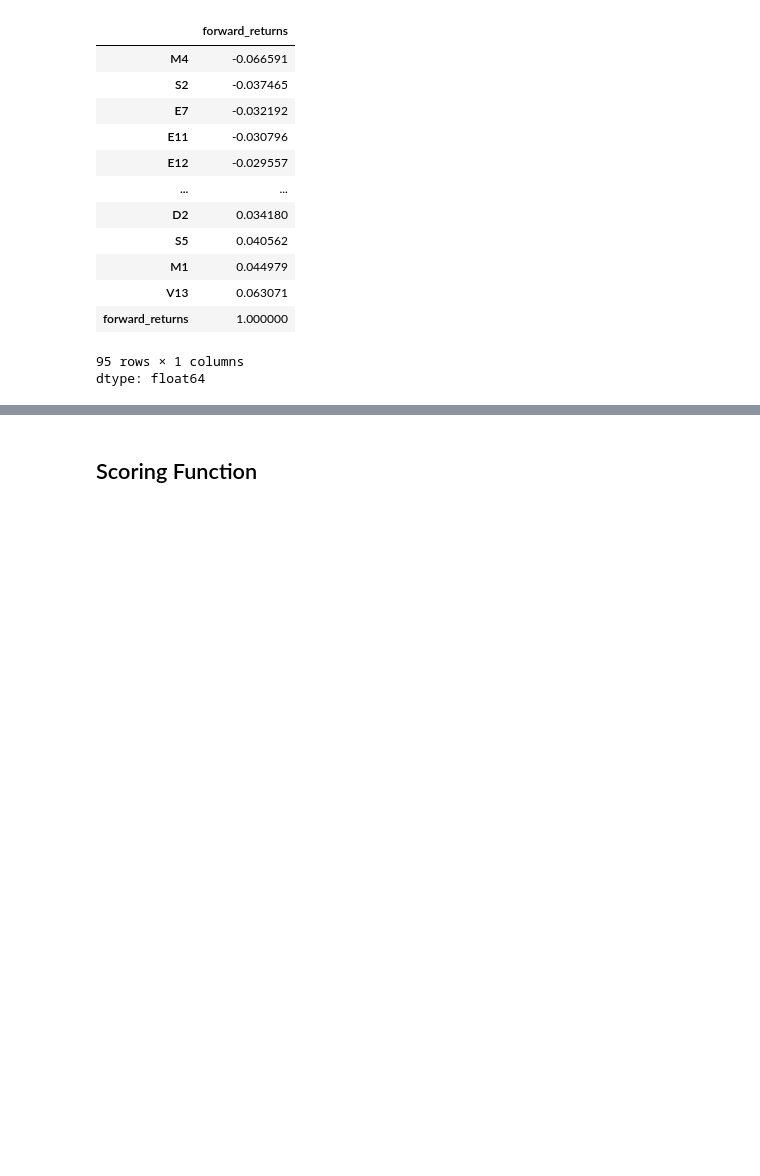
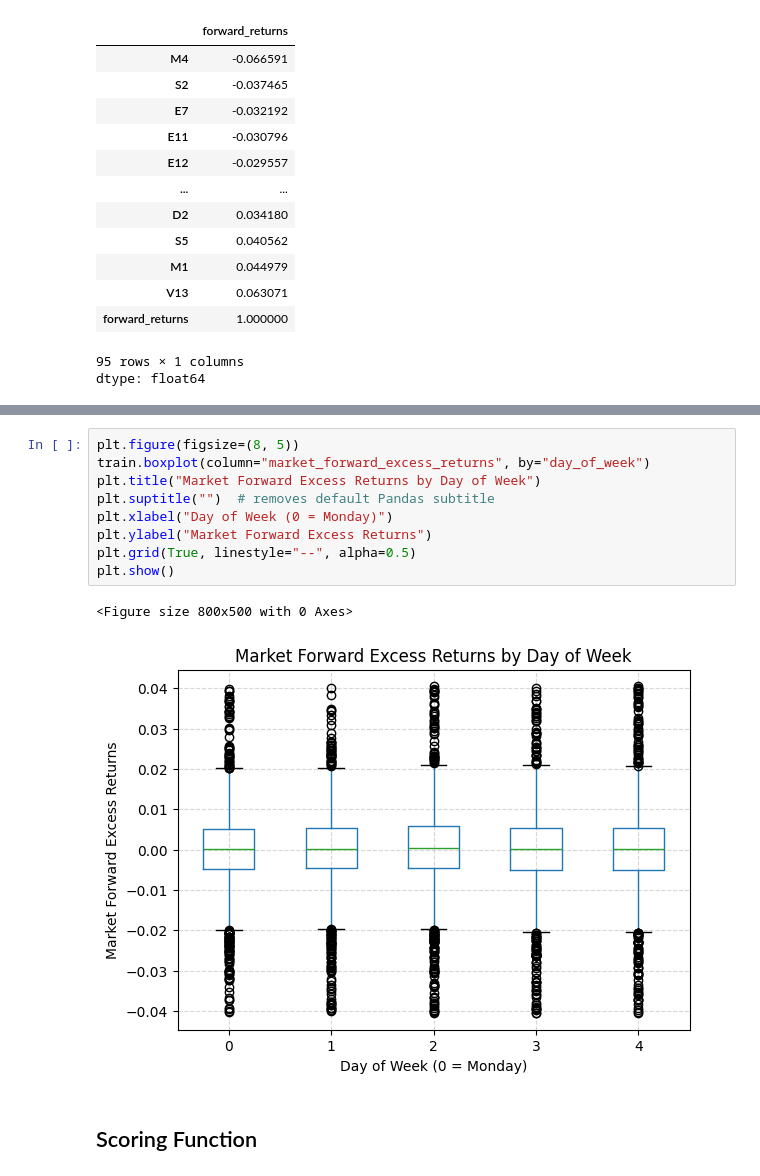
Before and after one commit to abishpius/Hull_Tactical_Market_Prediction, a Jupyter notebook: Hull_Tactical.ipynb, the cells around one changed output, grey strips where cells are left out. Saved outputs shown, nothing was run; the diff lists cells and outputs as text; blank space fills up the shorter version.

```diff
--- a/Hull_Tactical.ipynb
+++ b/Hull_Tactical.ipynb
@@ -355,3 +393,15 @@ dtype: float64
+# %%
+plt.figure(figsize=(8, 5))
+train.boxplot(column="market_forward_excess_returns", by="day_of_week")
+plt.title("Market Forward Excess Returns by Day of Week")
+plt.suptitle("")  # removes default Pandas subtitle
+plt.xlabel("Day of Week (0 = Monday)")
+plt.ylabel("Market Forward Excess Returns")
+plt.grid(True, linestyle="--", alpha=0.5)
+plt.show()
+# %% [output]
+<Figure size 800x500 with 0 Axes>
+[figure, added]
 # %% [markdown]
 ## Scoring Function
 # %%
```
Also changed, not shown: parts of 16 cells of this notebook.
